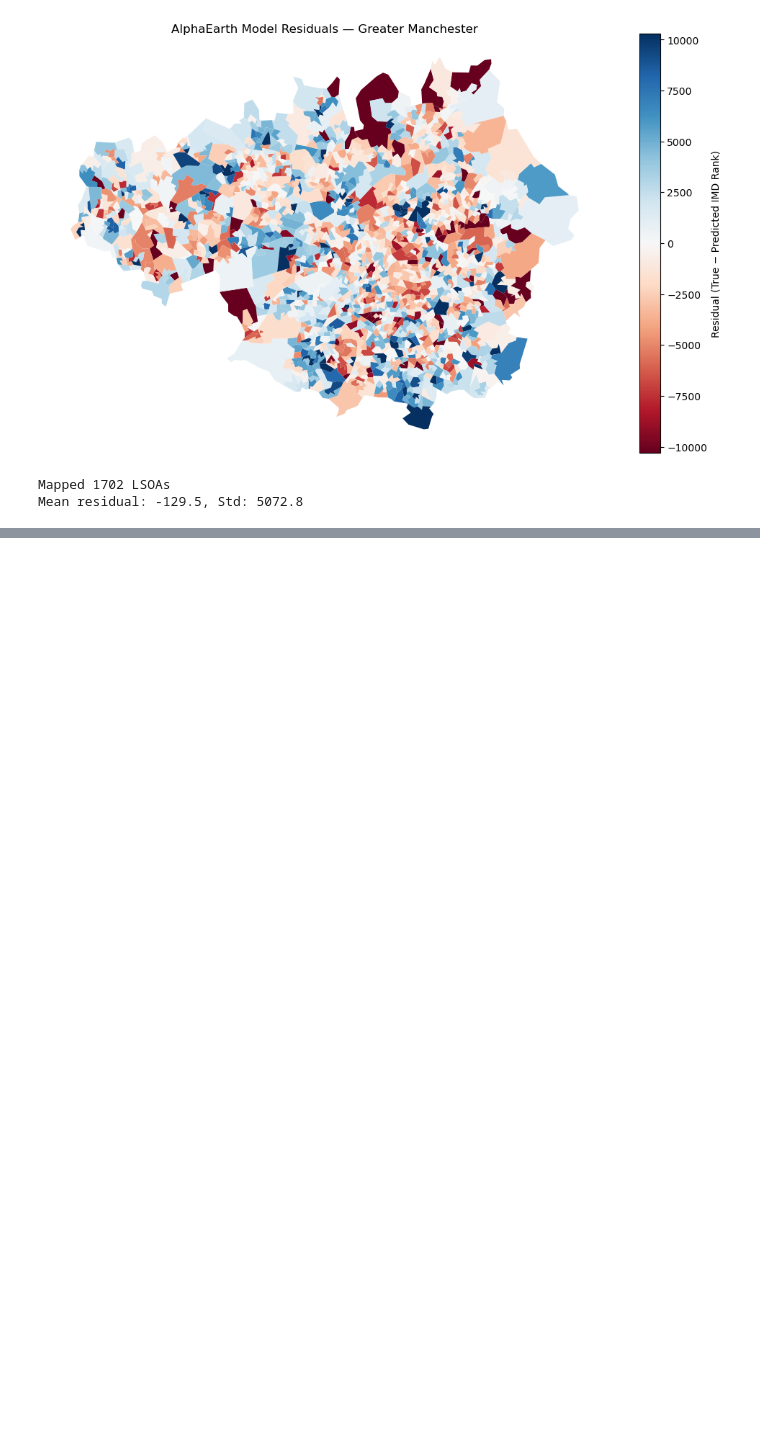
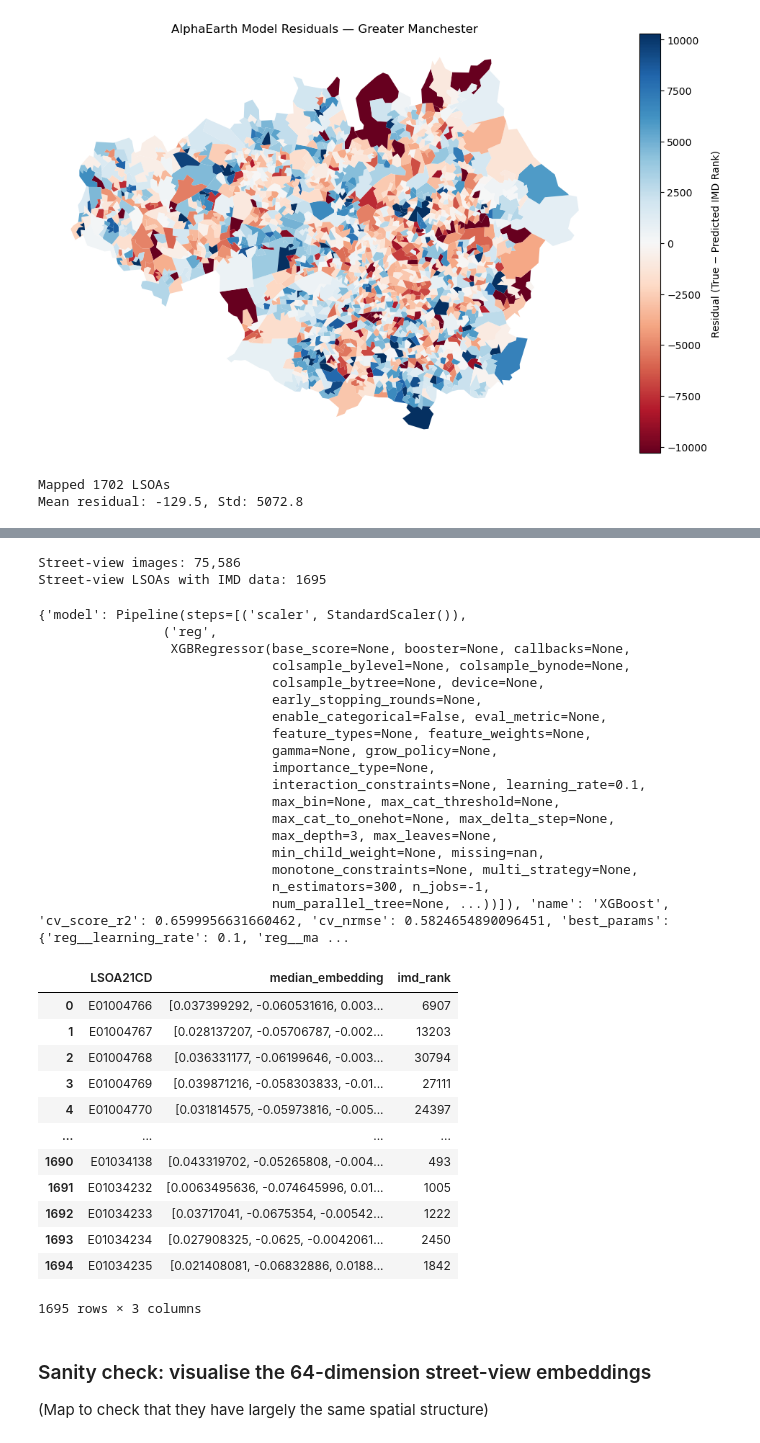
Before and after one commit to Urban-Analytics/INTEGRATE-Embeddings-Deprivation, a Jupyter notebook: notebooks/9b-RunModelWithAlphaEarthEmbeddings.ipynb, the cells around one changed output, grey strips where cells are left out. Cells and saved outputs as stored; diff of their text form; code cells hidden in the pictures; blank space fills up the shorter version.

```diff
--- a/notebooks/9b-RunModelWithAlphaEarthEmbeddings.ipynb
+++ b/notebooks/9b-RunModelWithAlphaEarthEmbeddings.ipynb
@@ -412,0 +430,54 @@ Mean residual: -129.5, Std: 5072.8
+# %%
+# --- Load the point-level (one row per image) street-view embeddings ---
+point_df = pd.read_pickle(os.path.join(data_dir, "one_row_per_image_cleaned.pkl"))
+point_df = point_df[['LSOA21CD', 'embedding']]   # the other columns are not needed here
+print(f"Street-view images: {len(point_df):,}")
+
+# Rebuild the per-LSOA table that script 4 modelled, so that the train/test split
+# below is identical to the one script 4 used (same rows, same order).
+sv_median_pkl = os.path.join(data_dir, "per_lsoa_embedding_summaries",
+                             f"{embedding_statistic}_embedding.pkl")
+sv_df = pd.read_pickle(sv_median_pkl)
+sv_df = pd.merge(left=sv_df, right=imd[['LSOA21CD', 'imd_rank']], on="LSOA21CD")
+print(f"Street-view LSOAs with IMD data: {len(sv_df)}")
+
+# The street-view model from script 4, for its hyperparameters and CV scores
+sv_bundle = joblib.load(os.path.join("../data/models", "best_model.joblib"))
+# %% [output]
+Street-view images: 75,586
+Street-view LSOAs with IMD data: 1695
+# %%
+print(sv_bundle)
+sv_df
+# %% [output]
+{'model': Pipeline(steps=[('scaler', StandardScaler()),
+                ('reg',
+                 XGBRegressor(base_score=None, booster=None, callbacks=None,
+                              colsample_bylevel=None, colsample_bynode=None,
+                              colsample_bytree=None, device=None,
+                              early_stopping_rounds=None,
+                              enable_categorical=False, eval_metric=None,
+                              feature_types=None, feature_weights=None,
+                              gamma=None, grow_policy=None,
+                              importance_type=None,
+                              interaction_constraints=None, learning_rate=0.1,
+                              max_bin=None, max_cat_threshold=None,
+                              max_cat_to_onehot=None, max_delta_step=None,
+                              max_depth=3, max_leaves=None,
+                              min_child_weight=None, missing=nan,
+                              monotone_constraints=None, multi_strategy=None,
+                              n_estimators=300, n_jobs=-1,
+                              num_parallel_tree=None, ...))]), 'name': 'XGBoost', 'cv_score_r2': 0.6599956631660462, 'cv_nrmse': 0.5824654890096451, 'best_params': {'reg__learning_rate': 0.1, 'reg__ma ...
+|  | LSOA21CD | median_embedding | imd_rank |
+| 0 | E01004766 | [0.037399292, -0.060531616, 0.003... | 6907 |
+| 1 | E01004767 | [0.028137207, -0.05706787, -0.002... | 13203 |
+| 2 | E01004768 | [0.036331177, -0.06199646, -0.003... | 30794 |
+| 3 | E01004769 | [0.039871216, -0.058303833, -0.01... | 27111 |
+| 4 | E01004770 | [0.031814575, -0.05973816, -0.005... | 24397 |
+| ... | ... | ... | ... |
+| 1690 | E01034138 | [0.043319702, -0.05265808, -0.004... | 493 |
+| 1691 | E01034232 | [0.0063495636, -0.074645996, 0.01... | 1005 |
+| 1692 | E01034233 | [0.03717041, -0.0675354, -0.00542... | 1222 |
+| 1693 | E01034234 | [0.027908325, -0.0625, -0.0042061... | 2450 |
+| 1694 | E01034235 | [0.021408081, -0.06832886, 0.0188... | 1842 |
+1695 rows × 3 columns
@@ -412,0 +548,4 @@ Mean residual: -129.5, Std: 5072.8
+# %% [markdown]
+### Sanity check: visualise the 64-dimension street-view embeddings
+
+(Map to check that they have largely the same spatial structure)
```
Also changed, not shown: parts of 17 cells of this notebook, 1 other file.
